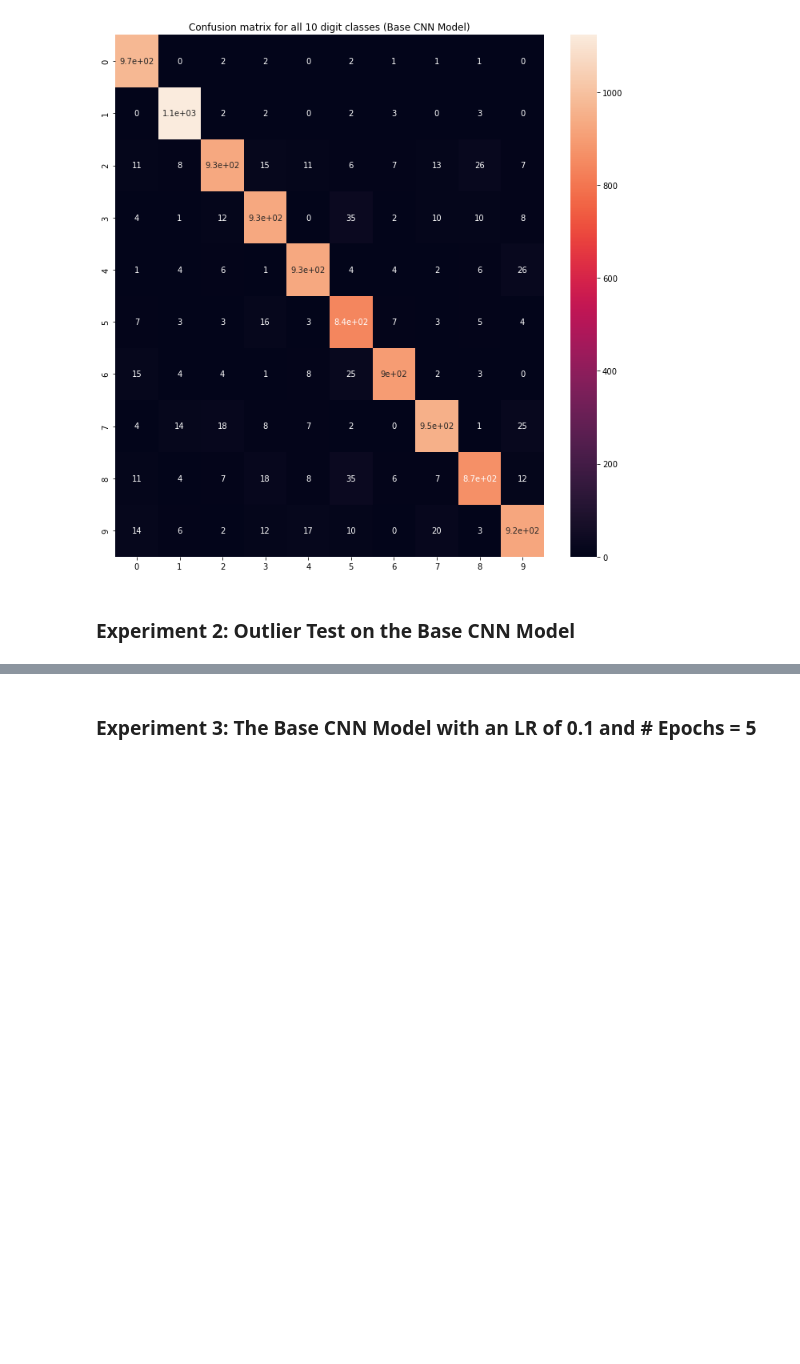
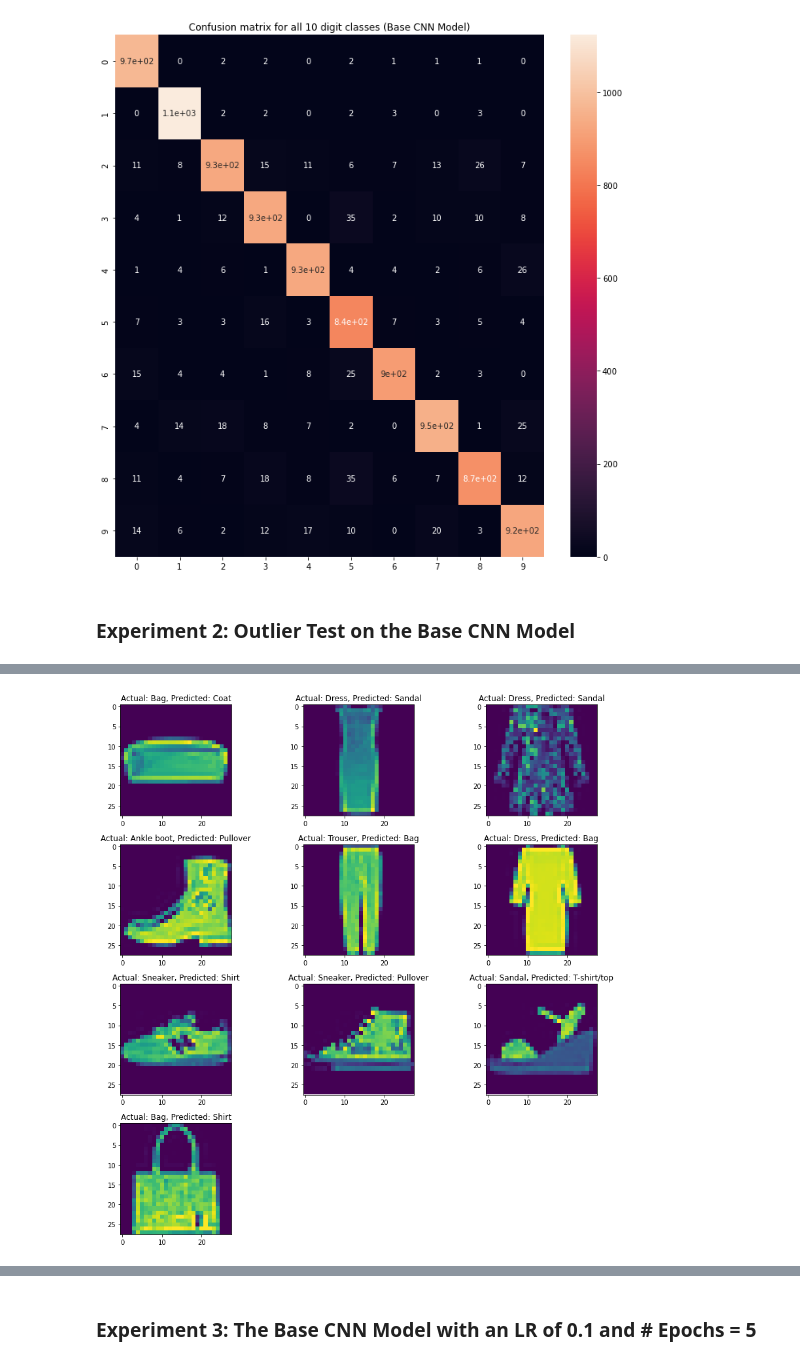
Before and after one commit to vidhur2k/CS6220-HW2, a Jupyter notebook: experiments.ipynb, the cells around one changed output, grey strips where cells are left out. Cells and saved outputs as stored; diff of their text form; code cells hidden in the pictures; blank space fills up the shorter version.

```diff
--- a/experiments.ipynb
+++ b/experiments.ipynb
@@ -214,0 +236,18 @@ sns.heatmap(cf, annot=True)
+# %%
+def run_outlier_test(path):
+    model = BaseCNN()
+    model.load_state_dict(torch.load(path))
+    pred_labels = model(images)
+
+    fig = plt.figure(figsize=(12, 12))
+    classes = datasets.FashionMNIST.classes
+    for i in range(len(images)):
+        plt.subplot(4, 3, i+1)
+        plt.tight_layout()
+        plt.imshow(images[i][0])
+        curr_pred = torch.max(pred_labels[i], 0)[1]
+        plt.title(f'Actual: {classes[labels[i].item()]}, Predicted: {classes[curr_pred]}')
+# %%
+run_outlier_test('./models/basecnn-default.pt')
+# %% [output]
+[figure, added]
```
Also changed, not shown: parts of 8 cells of this notebook, 2 other files.
